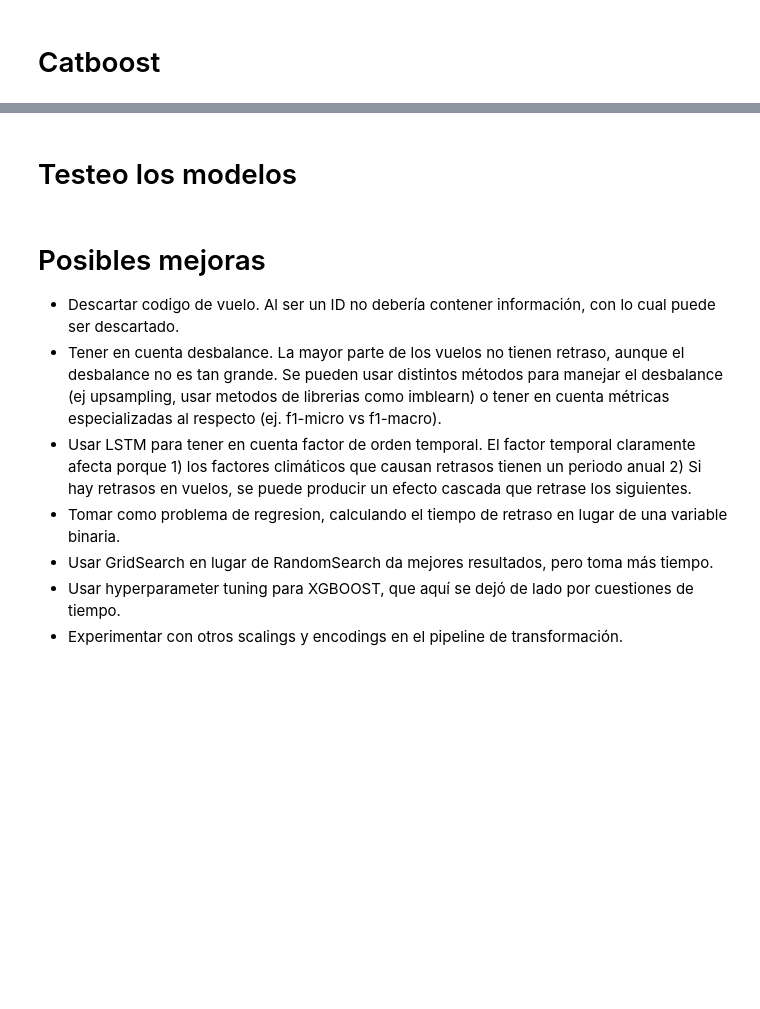
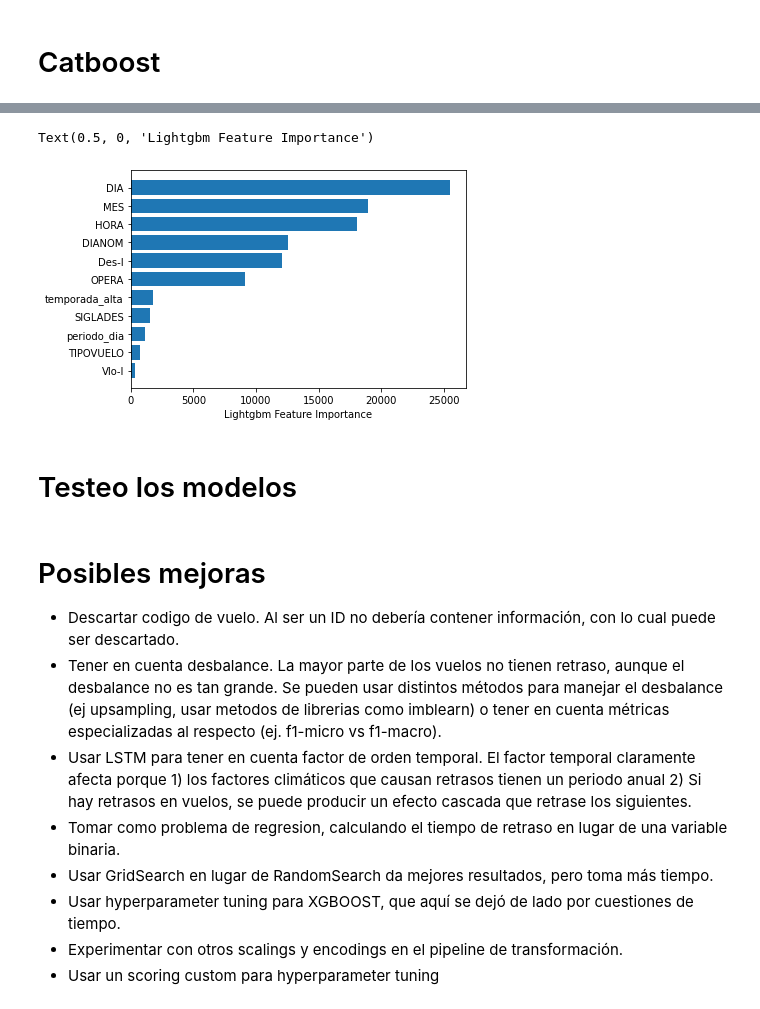
Before and after one commit to javierlunamisetich/Challenge_LATAM, a Jupyter notebook: solution.ipynb, the cells around one changed output, grey strips where cells are left out. Cells and saved outputs as stored; diff of their text form; code cells hidden in the pictures; blank space fills up the shorter version.

```diff
--- a/solution.ipynb
+++ b/solution.ipynb
@@ -824,3 +872,10 @@ params = {'learning_rate': 0.05, 'l2_leaf_reg': 1, 'iterations': 500, 'depth': 1
+# %%
+pd.DataFrame({'feature_importance': cat.get_feature_importance(train_pool),
+              'feature_names': x_val.columns}).sort_values(by=['feature_importance'],
+                                                           ascending=False)
+# %% [output]
+Text(0.5, 0, 'Lightgbm Feature Importance')
+[figure, added]
 # %% [markdown]
 # Testeo los modelos
 # %%
@@ -838,3 +893,4 @@ def metrics(y_pred_test):
 - Usar GridSearch en lugar de RandomSearch da mejores resultados, pero toma más tiempo.
 - Usar hyperparameter tuning para XGBOOST, que aquí se dejó de lado por cuestiones de tiempo.
 - Experimentar con otros scalings y encodings en el pipeline de transformación.
+- Usar un scoring custom para hyperparameter tuning
```
Also changed, not shown: parts of 30 cells of this notebook.
